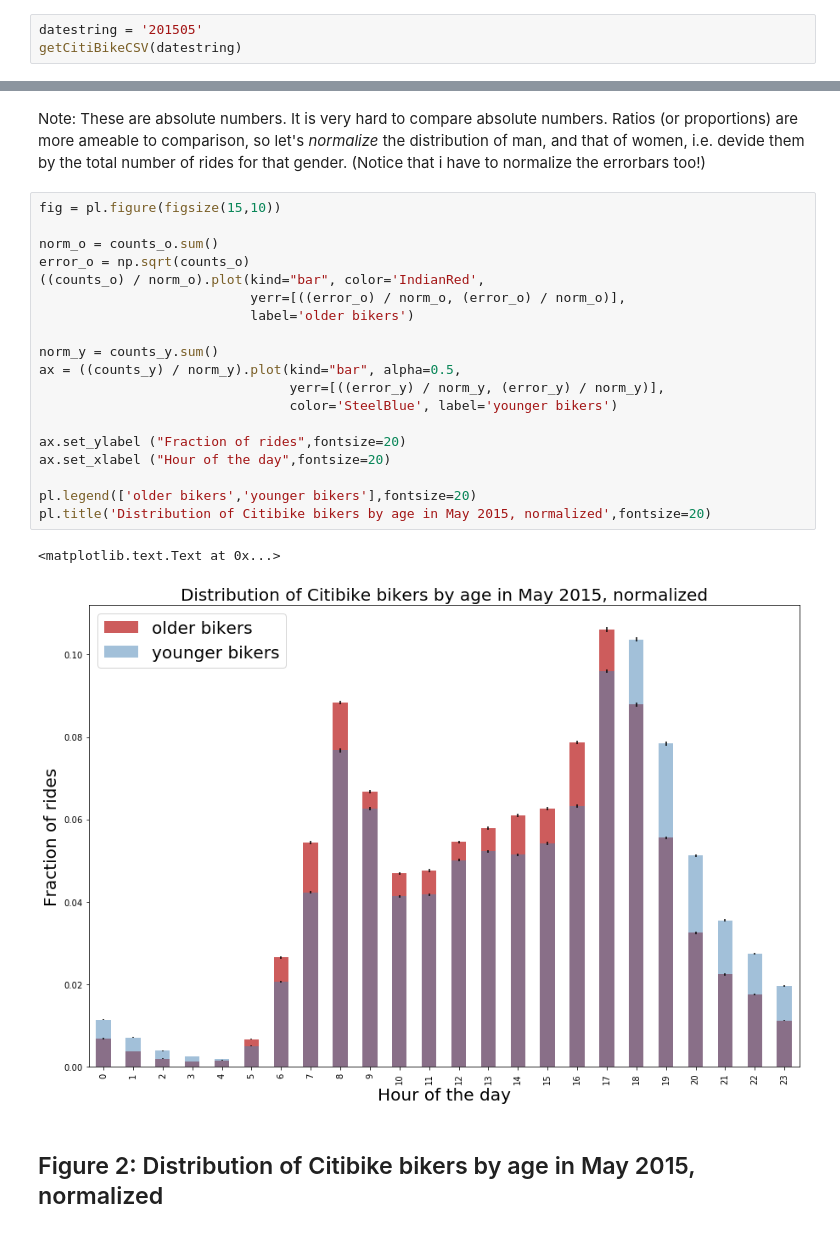
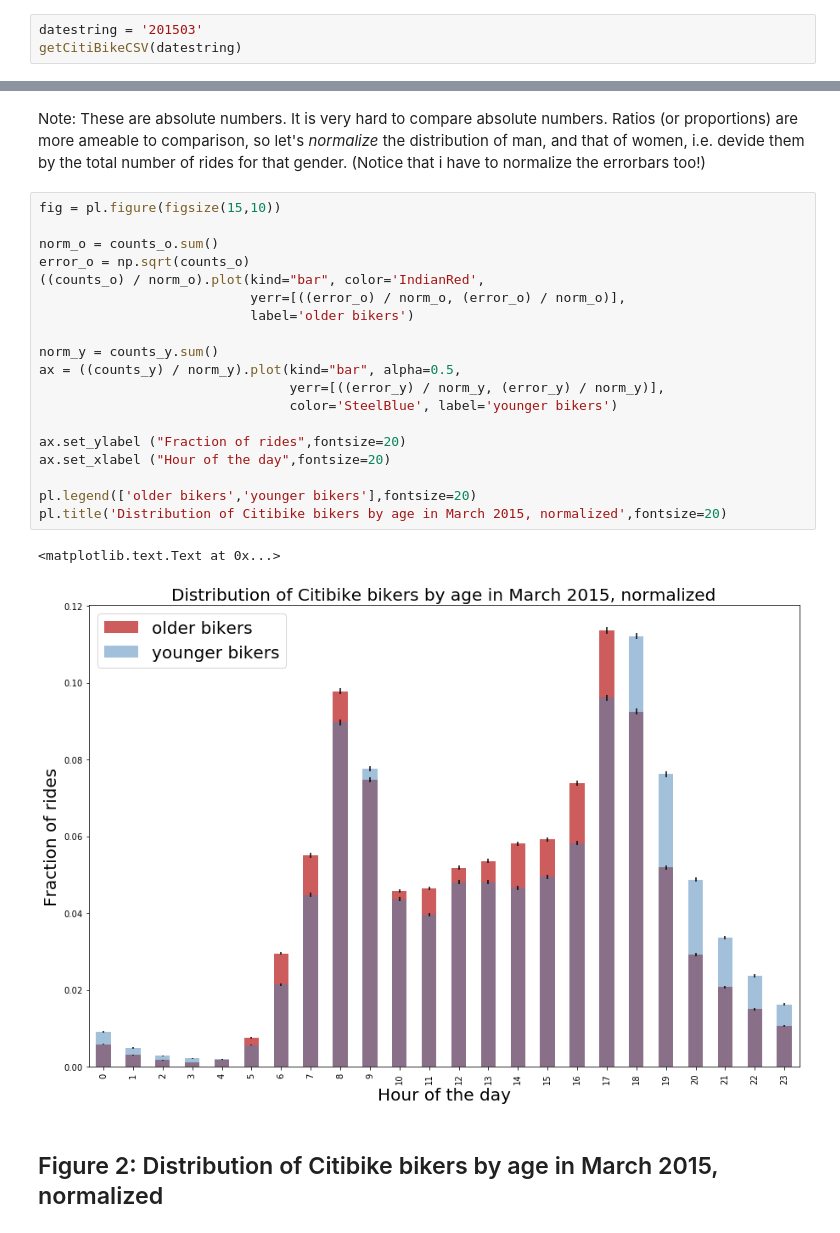
Before and after one commit to xoxoaseka/PUI2017_fl1210, a Jupyter notebook: HW3_fl1210/Assignment_2.ipynb, the cells around one changed output, grey strips where cells are left out. Cells and saved outputs as stored; diff of their text form.

```diff
--- a/HW3_fl1210/Assignment_2.ipynb
+++ b/HW3_fl1210/Assignment_2.ipynb
@@ -75,6 +68,6 @@ def getCitiBikeCSV(datestring):
     else:
         print ("file in place, you can continue")
 # %%
-datestring = '201505'
+datestring = '201503'
 getCitiBikeCSV(datestring)
 # %% [output]
@@ -188,24 +181,24 @@ Note: These are absolute numbers. It is very hard to compare absolute numbers. R
 # %%
 fig = pl.figure(figsize(15,10))
 
 norm_o = counts_o.sum()
 error_o = np.sqrt(counts_o)
 ((counts_o) / norm_o).plot(kind="bar", color='IndianRed',
                            yerr=[((error_o) / norm_o, (error_o) / norm_o)],
                            label='older bikers')
 
 norm_y = counts_y.sum()
 ax = ((counts_y) / norm_y).plot(kind="bar", alpha=0.5,
                                 yerr=[((error_y) / norm_y, (error_y) / norm_y)],
                                 color='SteelBlue', label='younger bikers')
 
 ax.set_ylabel ("Fraction of rides",fontsize=20)
 ax.set_xlabel ("Hour of the day",fontsize=20)
 
 pl.legend(['older bikers','younger bikers'],fontsize=20)
-pl.title('Distribution of Citibike bikers by age in May 2015, normalized',fontsize=20)
+pl.title('Distribution of Citibike bikers by age in March 2015, normalized',fontsize=20)
 # %% [output]
 <matplotlib.text.Text at 0x...>
-[figure, old version]
+[figure, new version]
 # %% [markdown]
-## Figure 2: Distribution of Citibike bikers by age in May 2015, normalized
+## Figure 2: Distribution of Citibike bikers by age in March 2015, normalized
```
Also changed, not shown: parts of 11 cells of this notebook, 3 other files.
